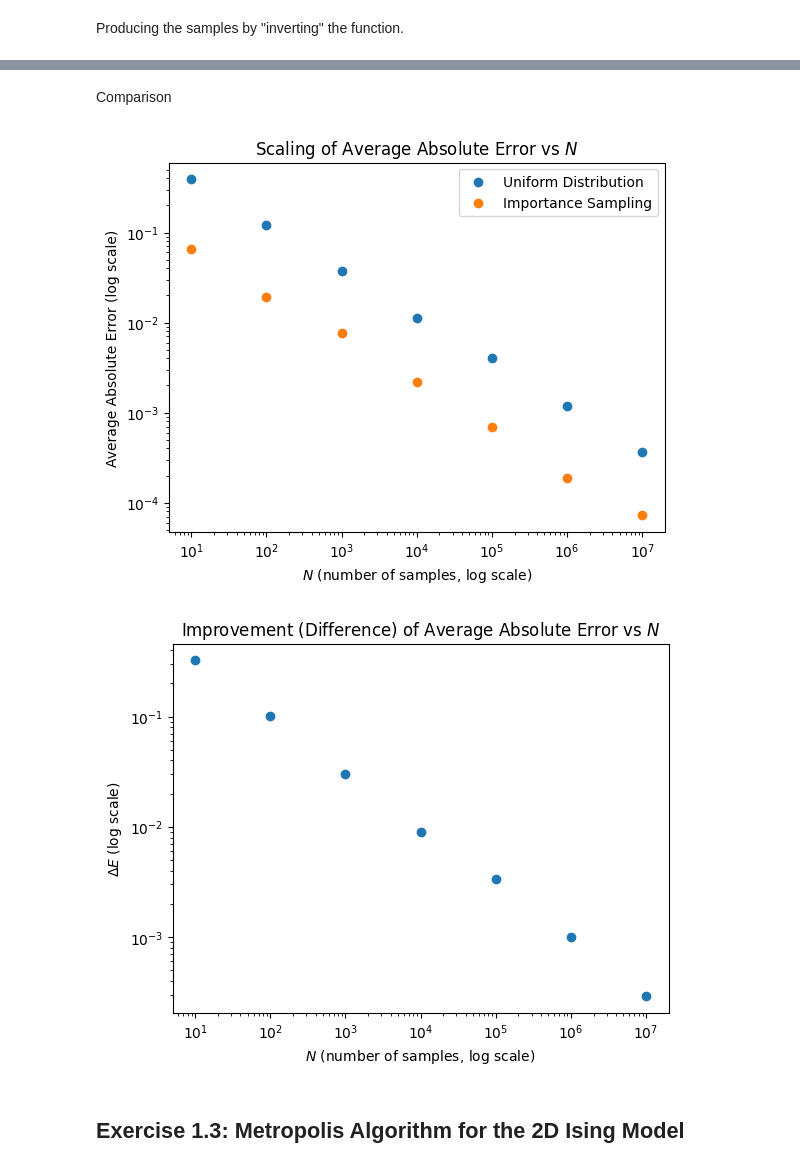
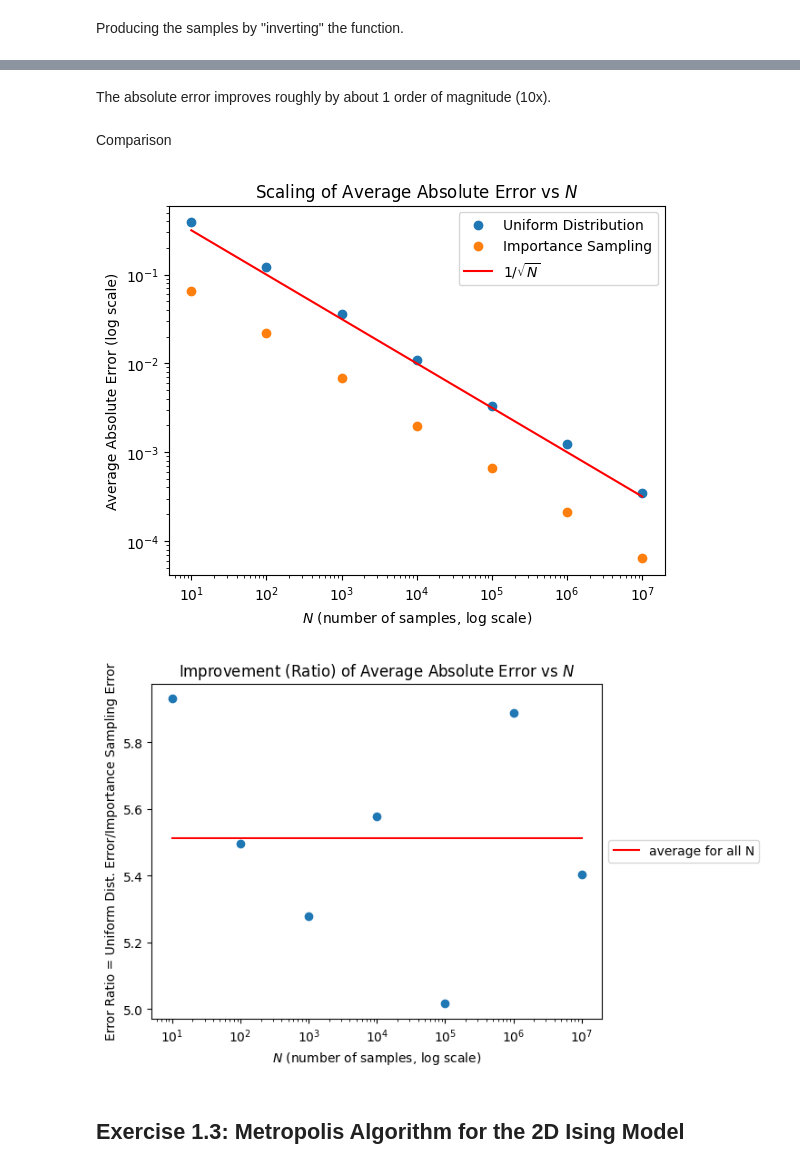
Before and after one commit to ericardomuten/TUM-PH2264, a Jupyter notebook: 1_classical_montecarlo/hw1_sub.ipynb, the cells around one changed output, grey strips where cells are left out. Drawn from its saved outputs; the diff is of its cells as text; code cells hidden in the pictures.

```diff
--- a/1_classical_montecarlo/hw1_sub.ipynb
+++ b/1_classical_montecarlo/hw1_sub.ipynb
@@ -196,7 +250,10 @@ d = [1, 2, 3, 4, 5, 6, 7, 8, 9, 10, 11, 12, 13, 14, 15]
 radius = 1
 iter = 100
 
-avg_abs_error = []
+var_error = []
 for dimension in d:
-     abs_error = abs(correct_volume[dimension-1] - np.array([estimate_d_ball_volume(N, dimension, radius) for i in range(iter)]))
-     avg_abs_error += [np.average(abs_error)]
+     abs_error = np.abs(correct_volume[dimension-1] - np.array([estimate_d_ball_volume(N, dimension, radius) for i in range(iter)]))/np.abs(correct_volume[dimension-1])
+     var_error += [np.var(abs_error)]
+
+
+var_error
@@ -221,6 +276,6 @@ avg_abs_error
 # %%
 x = d
-y = avg_abs_error
+y = var_error
 # define the estimate objective function (polynomial order-2)
 def objective(x, a, b, c):
  return a*x**2 + b*x + c
@@ -236,11 +291,11 @@ x_line = np.arange(min(x), max(x)+1, 1)
 # calculate the output for the range
 y_line = objective(x_line, a, b, c)
 # create a line plot for the mapping function
-plt.plot(x_line, y_line, '--', color='red')
+#plt.plot(x_line, y_line, '--', color='red')
 
 plt.xlabel("Dimension $d$")
-plt.ylabel("Average Absolute Error")
-plt.title("Scaling of Average Absolute Error vs Dimension $d$ with Radius $r = 1$ and $N = 10^6$")
+plt.ylabel("Normalized Absolute Error Variance")
+plt.title("d-Dimension Sphere Volume Estimate: Scaling of Normalized Absolute Error Variance vs Dimension $d$ with Radius $r = 1$ and $N = 10^6$")
 plt.show()
 plt.show()
 # %% [output]
@@ -250,13 +305,3 @@ y = 0.0003729109195696486 * x^2 + 0.0003478445659855913 * x + -0.001060435648758
 The average absolute error scales **polynomially increasing** with $d$. Or maybe **exponential** :) <br>
 The results obtained here can't be used to determine whether it is polynomial or exponential, need more points. <br>
 But this can very well be exponential.
-# %%
-N = [10**1, 2*(10**1), 10**2, 2*(10**2), 10**3, 10**4, 10**5, 10**6, 10**7]
-dimension = 3
-radius = 1
-iter = 100
-
-avg_abs_error = []
-for n in N:
-     abs_error = abs(correct_volume[dimension-1] - np.array([estimate_d_ball_volume(n, dimension, radius) for i in range(iter)]))
-     avg_abs_error += [np.average(abs_error)]
@@ -310,7 +343,7 @@ for n in num_samples:
     error = []
     for i in range(iter):
         x = b*np.random.uniform(size=n)
-        error += [abs(integral_estimate(func, a, b, x) - correct_value)]
+        error += [np.abs(integral_estimate(func, a, b, x) - correct_value)]
     abs_error += [np.average(error)]
 # %%
 abs_error_uniform_dist = abs_error
@@ -408,8 +437,12 @@ plt.show()
+# %% [markdown]
+The absolute error improves roughly by about 1 order of magnitude (10x).
 # %% [markdown]
 Comparison
 # %%
 plt.scatter(num_samples, abs_error_uniform_dist, label="Uniform Distribution")
 plt.scatter(num_samples, abs_error_importance_sampling, label="Importance Sampling")
+plt.plot(num_samples, 1/np.sqrt(np.array(num_samples)), label="$1/\sqrt{N}$", color='r')    # comparing the variance trend with 1/sqrt(N)
+
 plt.yscale("log")
 plt.xscale("log")
 plt.xlabel("$N$ (number of samples, log scale)")
@@ -418,17 +451,19 @@ plt.title("Scaling of Average Absolute Error vs $N$")
 plt.legend()
 plt.show()
 # %% [output]
-[figure, old version]
+[figure, new version]
 # %%
-plt.scatter(num_samples, np.array(abs_error_uniform_dist)-(abs_error_importance_sampling))
-plt.yscale("log")
+plt.scatter(num_samples, np.array(abs_error_uniform_dist)/np.array(abs_error_importance_sampling))
+plt.plot(num_samples, [np.average(np.array(abs_error_uniform_dist)/np.array(abs_error_importance_sampling)) for i in num_samples], color='r', label="average for all N")
+#plt.yscale("log")
 plt.xscale("log")
 plt.xlabel("$N$ (number of samples, log scale)")
-plt.ylabel("$\Delta E$ (log scale)")
-plt.title("Improvement (Difference) of Average Absolute Error vs $N$")
+plt.ylabel("Error Ratio = Uniform Dist. Error/Importance Sampling Error")
+plt.title("Improvement (Ratio) of Average Absolute Error vs $N$")
+plt.legend(loc='center left', bbox_to_anchor=(1, 0.5))
 plt.show()
 # %% [output]
-[figure, old version]
+[figure, new version]
 # %% [markdown]
 ## Exercise 1.3: Metropolis Algorithm for the 2D Ising Model
 # %% [markdown]
```
Also changed, not shown: parts of 25 cells of this notebook, 1 other file.
